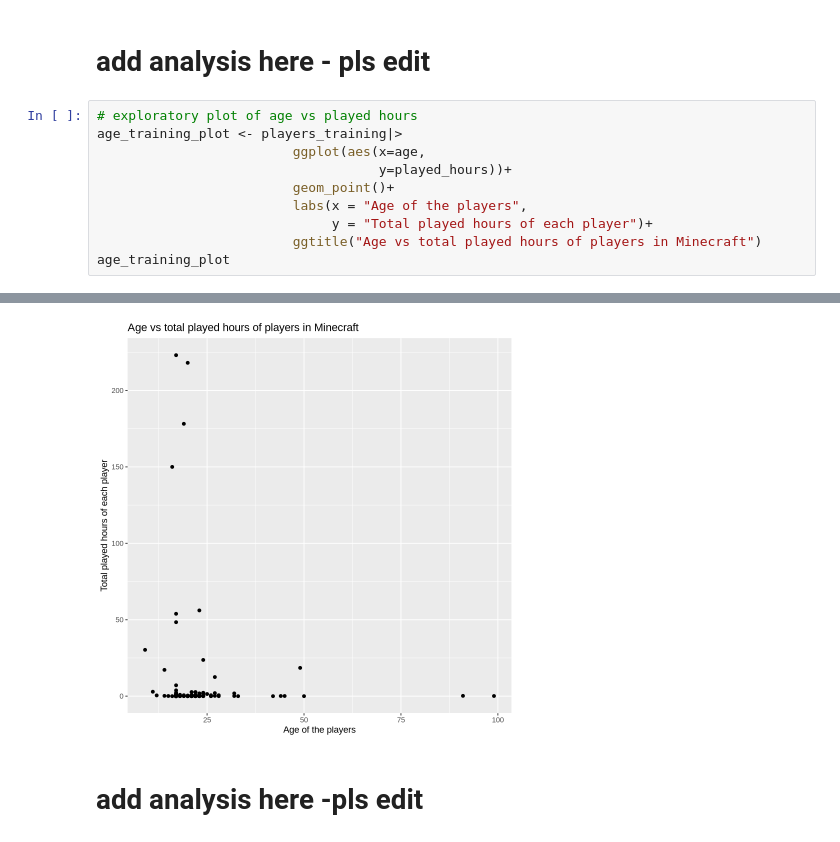
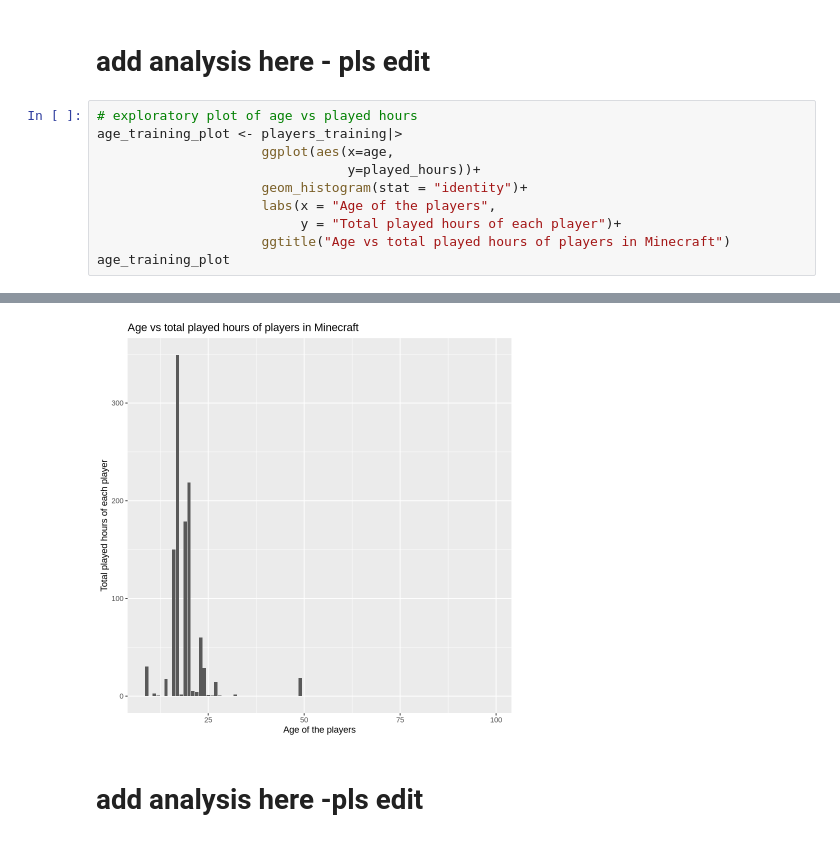
Before and after one commit to janeymhe/dsci-100-project, a Jupyter notebook: final_project.ipynb, the cells around one changed output, grey strips where cells are left out. Saved outputs shown, nothing was run; the diff lists cells and outputs as text.

```diff
--- a/final_project.ipynb
+++ b/final_project.ipynb
@@ -52,11 +72,11 @@ players_testing <- testing(players_split)
 # %%
 # exploratory plot of age vs played hours
 age_training_plot <- players_training|>
-                         ggplot(aes(x=age,
-                                    y=played_hours))+
-                         geom_point()+
-                         labs(x = "Age of the players",
-                              y = "Total played hours of each player")+
-                         ggtitle("Age vs total played hours of players in Minecraft")
+                     ggplot(aes(x=age,
+                                y=played_hours))+
+                     geom_histogram(stat = "identity")+
+                     labs(x = "Age of the players",
+                          y = "Total played hours of each player")+
+                     ggtitle("Age vs total played hours of players in Minecraft")
 age_training_plot
 # %% [output]
@@ -63,4 +85,4 @@ age_training_plot
-[figure, old version]
+[figure, new version]
 # %% [markdown]
 # add analysis here -pls edit
 # %%
```
Also changed, not shown: parts of 9 cells of this notebook, 3 other files.
